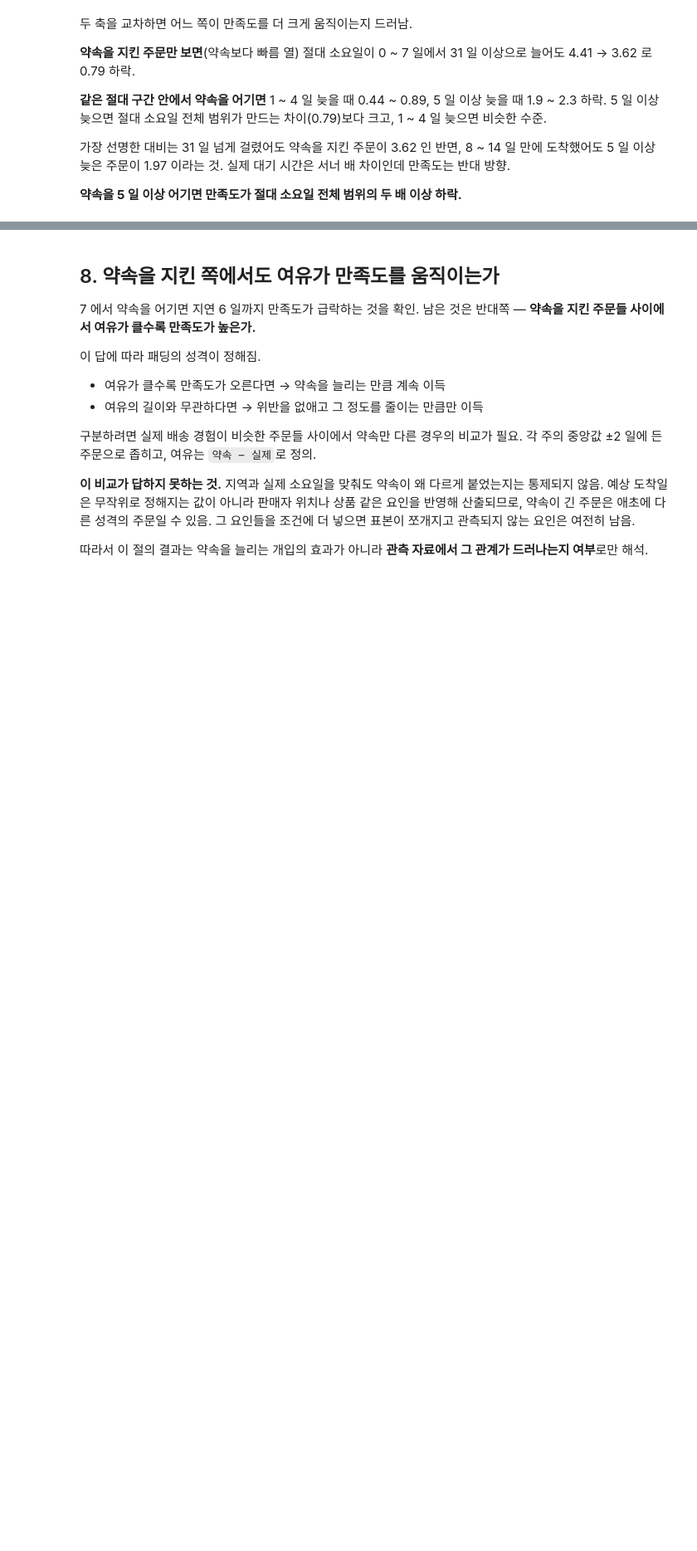
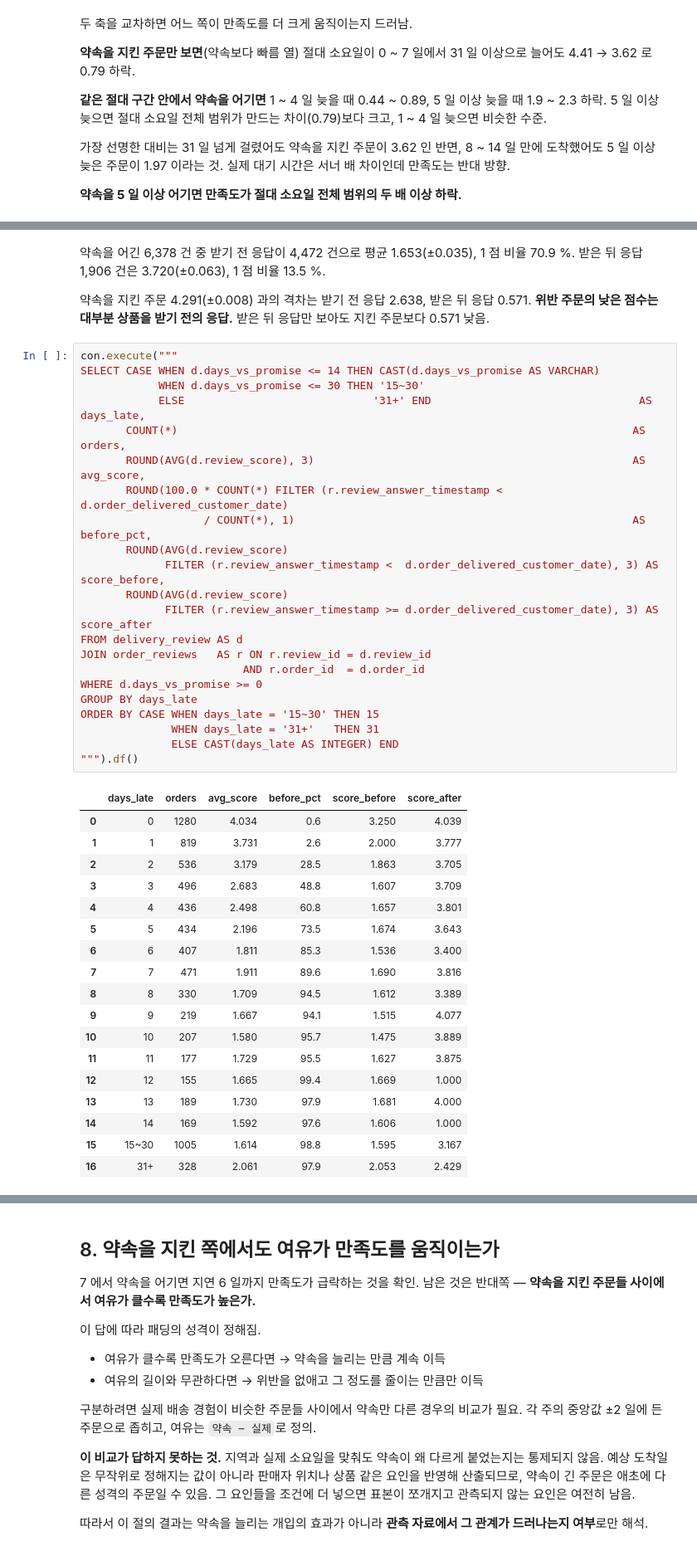
Before and after one commit to wlstjd1011/Olist-data-analyze, a Jupyter notebook: notebooks/06_delivery_expectation.ipynb, the cells around one changed output, grey strips where cells are left out. Shown at 83% size. Drawn from its saved outputs; the diff is of its cells as text; blank space fills up the shorter version.

```diff
--- a/notebooks/06_delivery_expectation.ipynb
+++ b/notebooks/06_delivery_expectation.ipynb
@@ -1107,0 +1166,47 @@ plt.show()
+# %% [markdown]
+약속을 어긴 6,378 건 중 받기 전 응답이 4,472 건으로 평균 1.653(±0.035), 1 점 비율 70.9 %.
+받은 뒤 응답 1,906 건은 3.720(±0.063), 1 점 비율 13.5 %.
+
+약속을 지킨 주문 4.291(±0.008) 과의 격차는 받기 전 응답 2.638, 받은 뒤 응답 0.571.
+**위반 주문의 낮은 점수는 대부분 상품을 받기 전의 응답.** 받은 뒤 응답만 보아도 지킨 주문보다 0.571 낮음.
+# %%
+con.execute("""
+SELECT CASE WHEN d.days_vs_promise <= 14 THEN CAST(d.days_vs_promise AS VARCHAR)
+            WHEN d.days_vs_promise <= 30 THEN '15~30'
+            ELSE                             '31+' END                                AS days_late,
+       COUNT(*)                                                                      AS orders,
+       ROUND(AVG(d.review_score), 3)                                                 AS avg_score,
+       ROUND(100.0 * COUNT(*) FILTER (r.review_answer_timestamp < d.order_delivered_customer_date)
+                   / COUNT(*), 1)                                                    AS before_pct,
+       ROUND(AVG(d.review_score)
+             FILTER (r.review_answer_timestamp <  d.order_delivered_customer_date), 3) AS score_before,
+       ROUND(AVG(d.review_score)
+             FILTER (r.review_answer_timestamp >= d.order_delivered_customer_date), 3) AS score_after
+FROM delivery_review AS d
+JOIN order_reviews   AS r ON r.review_id = d.review_id
+                         AND r.order_id  = d.order_id
+WHERE d.days_vs_promise >= 0
+GROUP BY days_late
+ORDER BY CASE WHEN days_late = '15~30' THEN 15
+              WHEN days_late = '31+'   THEN 31
+              ELSE CAST(days_late AS INTEGER) END
+""").df()
+# %% [output]
+|  | days_late | orders | avg_score | before_pct | score_before | score_after |
+| 0 | 0 | 1280 | 4.034 | 0.6 | 3.250 | 4.039 |
+| 1 | 1 | 819 | 3.731 | 2.6 | 2.000 | 3.777 |
+| 2 | 2 | 536 | 3.179 | 28.5 | 1.863 | 3.705 |
+| 3 | 3 | 496 | 2.683 | 48.8 | 1.607 | 3.709 |
+| 4 | 4 | 436 | 2.498 | 60.8 | 1.657 | 3.801 |
+| 5 | 5 | 434 | 2.196 | 73.5 | 1.674 | 3.643 |
+| 6 | 6 | 407 | 1.811 | 85.3 | 1.536 | 3.400 |
+| 7 | 7 | 471 | 1.911 | 89.6 | 1.690 | 3.816 |
+| 8 | 8 | 330 | 1.709 | 94.5 | 1.612 | 3.389 |
+| 9 | 9 | 219 | 1.667 | 94.1 | 1.515 | 4.077 |
+| 10 | 10 | 207 | 1.580 | 95.7 | 1.475 | 3.889 |
+| 11 | 11 | 177 | 1.729 | 95.5 | 1.627 | 3.875 |
+| 12 | 12 | 155 | 1.665 | 99.4 | 1.669 | 1.000 |
+| 13 | 13 | 189 | 1.730 | 97.9 | 1.681 | 4.000 |
+| 14 | 14 | 169 | 1.592 | 97.6 | 1.606 | 1.000 |
+| 15 | 15~30 | 1005 | 1.614 | 98.8 | 1.595 | 3.167 |
+| 16 | 31+ | 328 | 2.061 | 97.9 | 2.053 | 2.429 |
```
Also changed, not shown: parts of 10 cells of this notebook, 4 other files.
